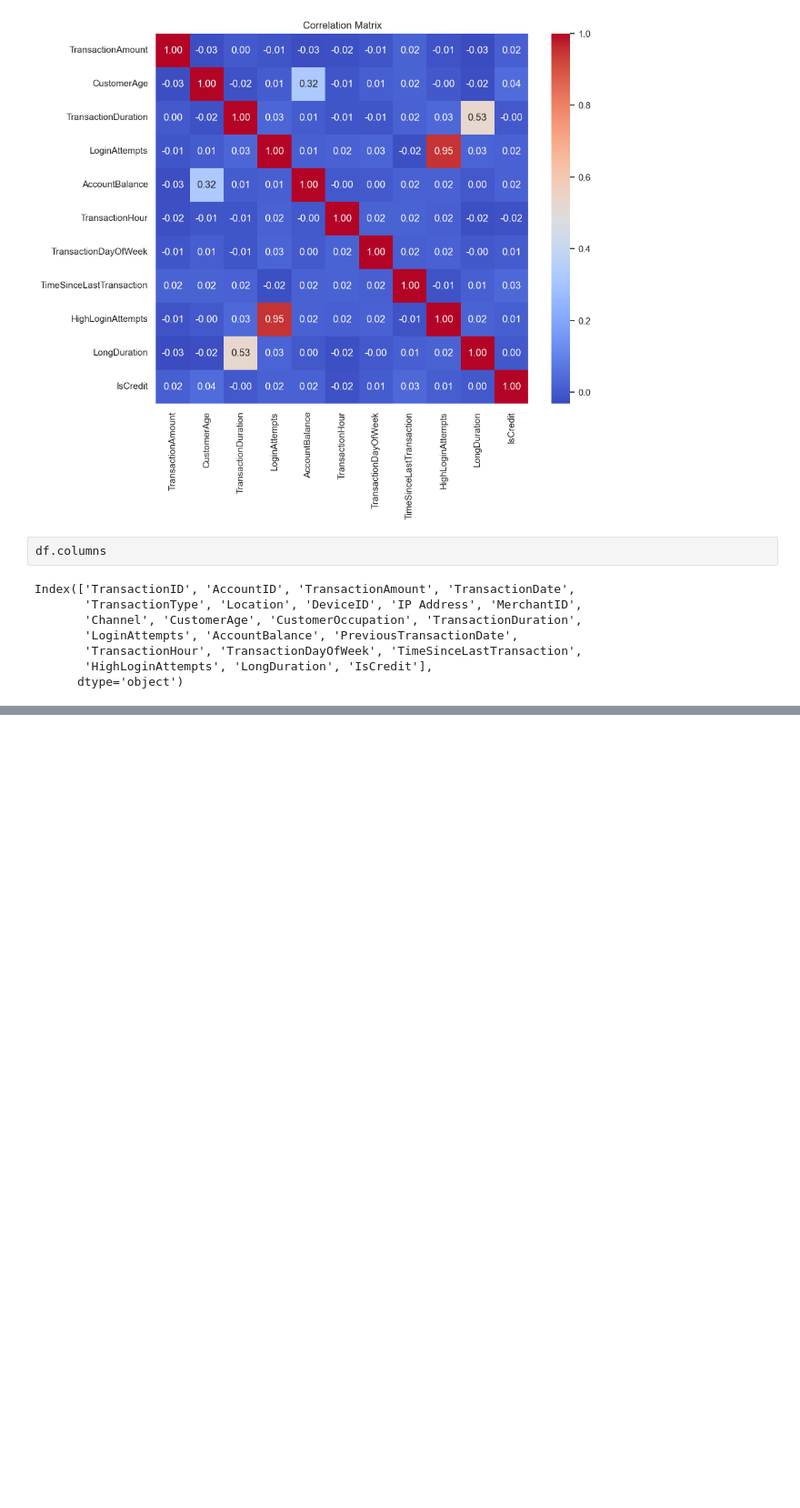
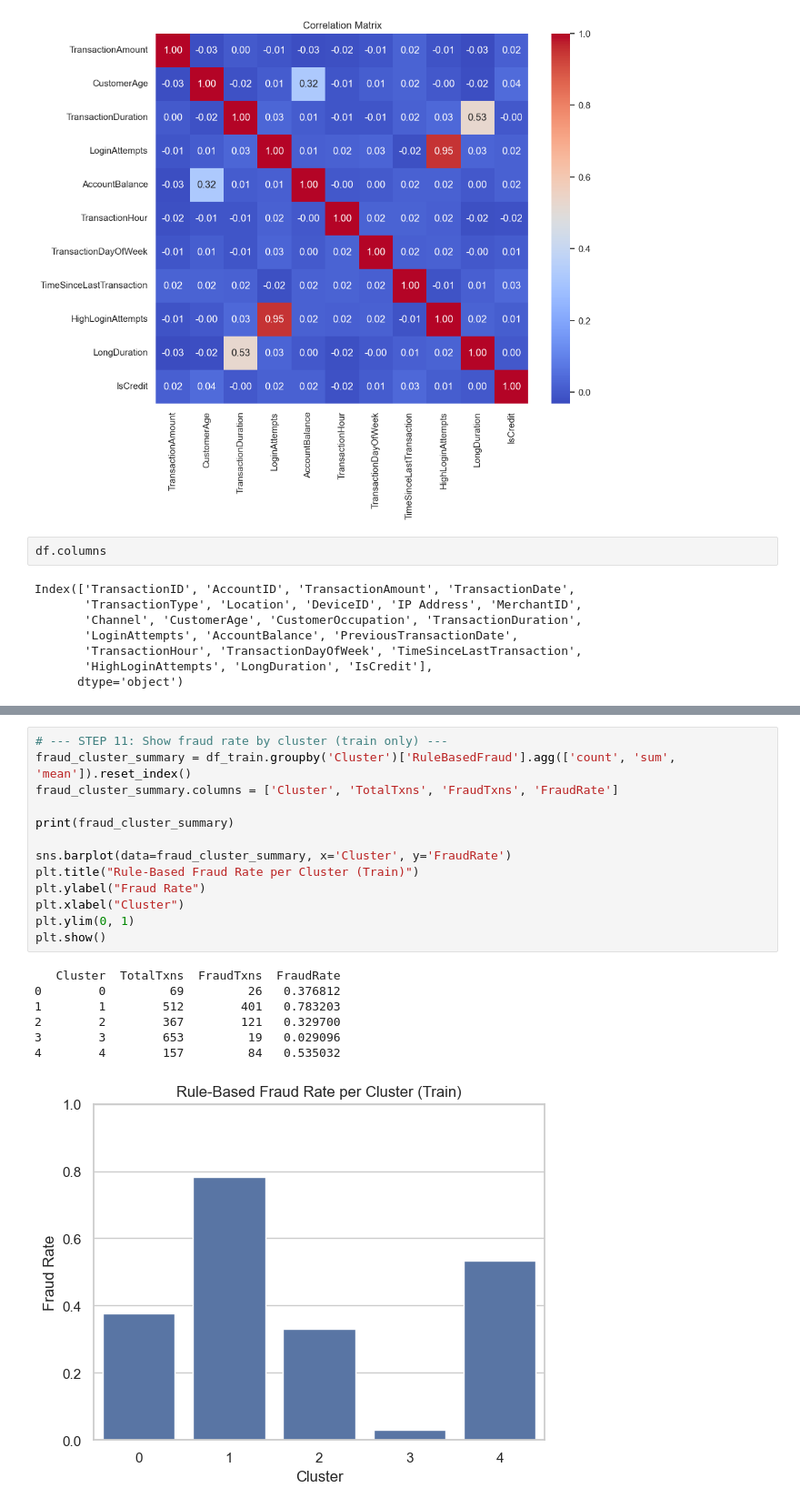
Before and after one commit to dipanshuparashar902/Bank_Transactional_data, a Jupyter notebook: notebooks/01_data_cleaning.ipynb, the cells around one changed output, grey strips where cells are left out. Shown: that part at 91% size. Saved outputs shown, nothing was run; the diff lists cells and outputs as text; blank space fills up the shorter version.

```diff
--- a/notebooks/01_data_cleaning.ipynb
+++ b/notebooks/01_data_cleaning.ipynb
@@ -356,0 +297,21 @@ File saved successfully to: ../data/processed/fraud_clustered_data.csv
+# %%
+# --- STEP 11: Show fraud rate by cluster (train only) ---
+fraud_cluster_summary = df_train.groupby('Cluster')['RuleBasedFraud'].agg(['count', 'sum', 'mean']).reset_index()
+fraud_cluster_summary.columns = ['Cluster', 'TotalTxns', 'FraudTxns', 'FraudRate']
+
+print(fraud_cluster_summary)
+
+sns.barplot(data=fraud_cluster_summary, x='Cluster', y='FraudRate')
+plt.title("Rule-Based Fraud Rate per Cluster (Train)")
+plt.ylabel("Fraud Rate")
+plt.xlabel("Cluster")
+plt.ylim(0, 1)
+plt.show()
+# %% [output]
+   Cluster  TotalTxns  FraudTxns  FraudRate
+0        0         69         26   0.376812
+1        1        512        401   0.783203
+2        2        367        121   0.329700
+3        3        653         19   0.029096
+4        4        157         84   0.535032
+[figure, added]
```
Also changed, not shown: parts of 18 cells of this notebook.
